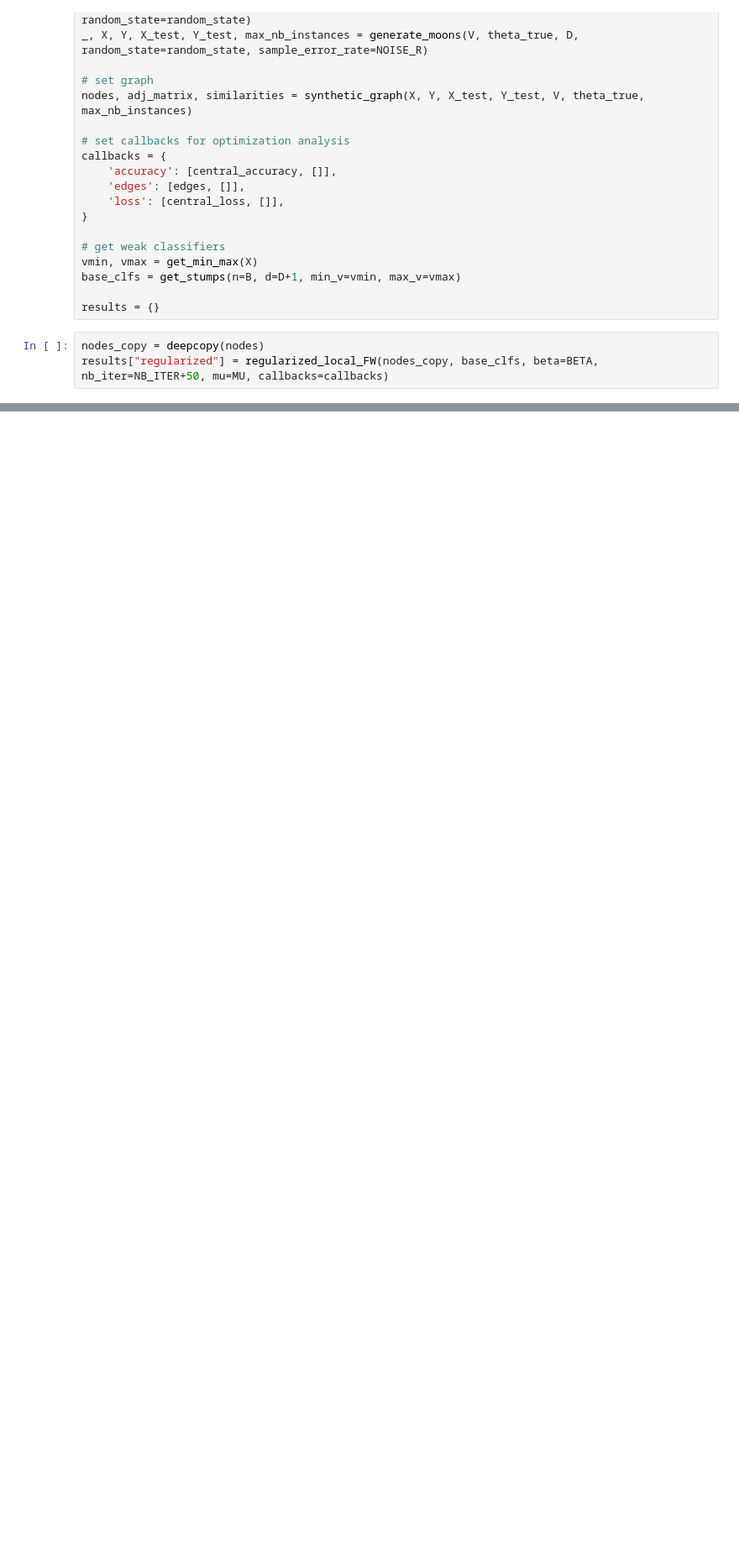
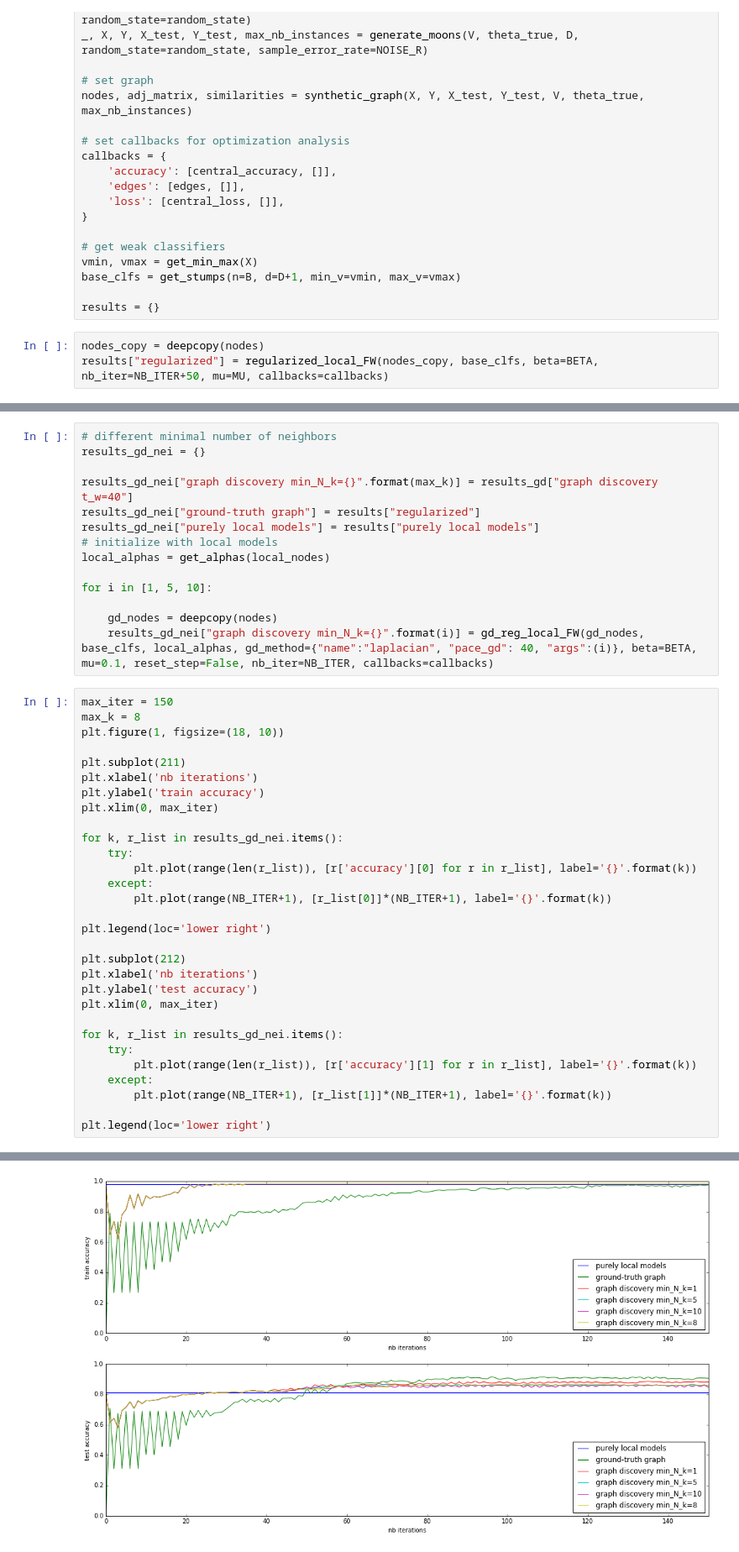
Before and after one commit to vzantedeschi/Dada, a Jupyter notebook: notebooks/Moons-20users.ipynb, the cells around one changed output, grey strips where cells are left out. Shown at 84% size. Saved outputs shown, nothing was run; the diff lists cells and outputs as text; blank space fills up the shorter version.

```diff
--- a/notebooks/Moons-20users.ipynb
+++ b/notebooks/Moons-20users.ipynb
@@ -275,0 +290,45 @@ print(results["gd regularized t_w=10"][NB_ITER]["adj-matrix"])
+# %%
+# different minimal number of neighbors
+results_gd_nei = {}
+
+results_gd_nei["graph discovery min_N_k={}".format(max_k)] = results_gd["graph discovery t_w=40"]
+results_gd_nei["ground-truth graph"] = results["regularized"]
+results_gd_nei["purely local models"] = results["purely local models"]
+# initialize with local models
+local_alphas = get_alphas(local_nodes)
+
+for i in [1, 5, 10]:
+
+    gd_nodes = deepcopy(nodes)
+    results_gd_nei["graph discovery min_N_k={}".format(i)] = gd_reg_local_FW(gd_nodes, base_clfs, local_alphas, gd_method={"name":"laplacian", "pace_gd": 40, "args":(i)}, beta=BETA, mu=0.1, reset_step=False, nb_iter=NB_ITER, callbacks=callbacks)
+# %%
+max_iter = 150
+max_k = 8
+plt.figure(1, figsize=(18, 10))
+
+plt.subplot(211)
+plt.xlabel('nb iterations')
+plt.ylabel('train accuracy')
+plt.xlim(0, max_iter)
+
+for k, r_list in results_gd_nei.items():
+    try:
+        plt.plot(range(len(r_list)), [r['accuracy'][0] for r in r_list], label='{}'.format(k))
+    except:
+        plt.plot(range(NB_ITER+1), [r_list[0]]*(NB_ITER+1), label='{}'.format(k))
+
+plt.legend(loc='lower right')
+
+plt.subplot(212)
+plt.xlabel('nb iterations')
+plt.ylabel('test accuracy')
+plt.xlim(0, max_iter)
+
+for k, r_list in results_gd_nei.items():
+    try:
+        plt.plot(range(len(r_list)), [r['accuracy'][1] for r in r_list], label='{}'.format(k))
+    except:
+        plt.plot(range(NB_ITER+1), [r_list[1]]*(NB_ITER+1), label='{}'.format(k))
+
+plt.legend(loc='lower right')
+# %% [output]
@@ -275,0 +336 @@ print(results["gd regularized t_w=10"][NB_ITER]["adj-matrix"])
+[figure, added]
```
Also changed, not shown: parts of 18 cells of this notebook, 1 other file.
